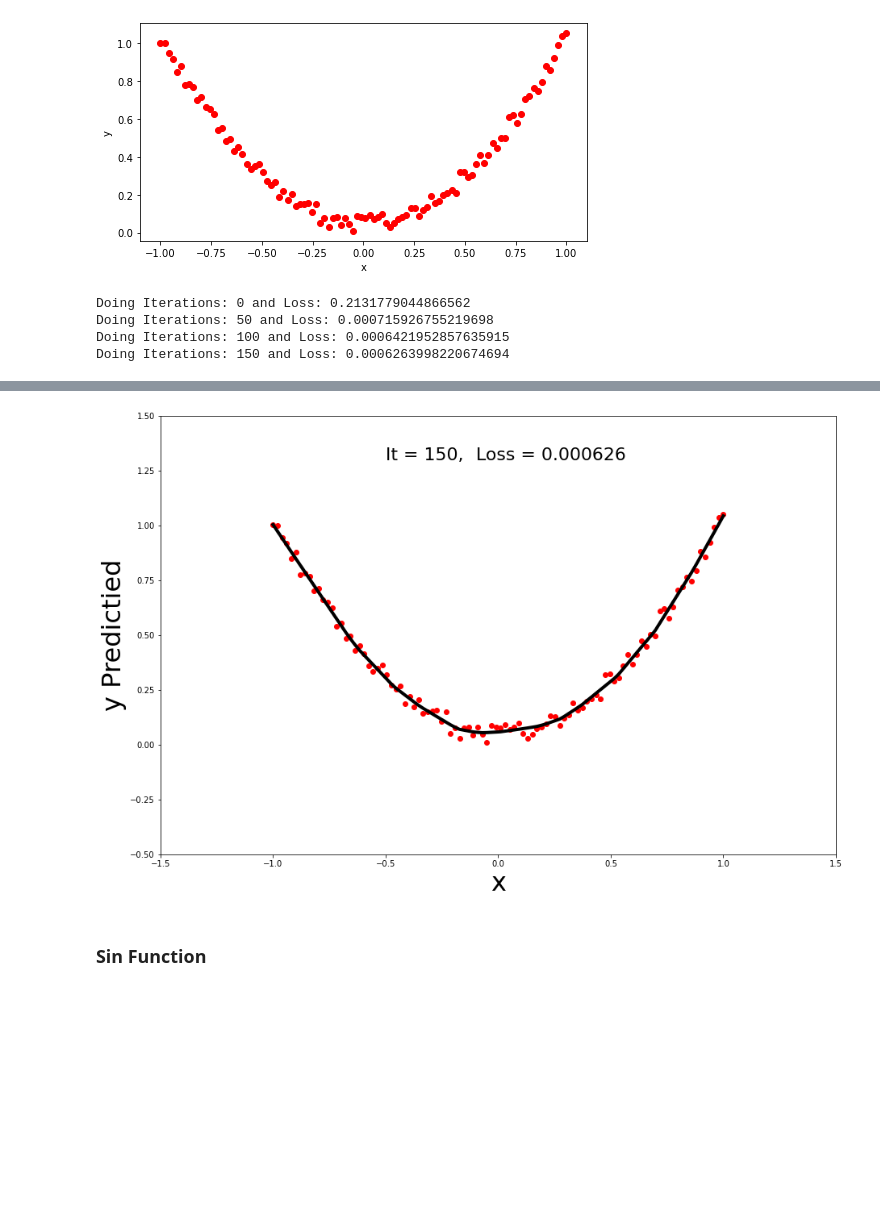
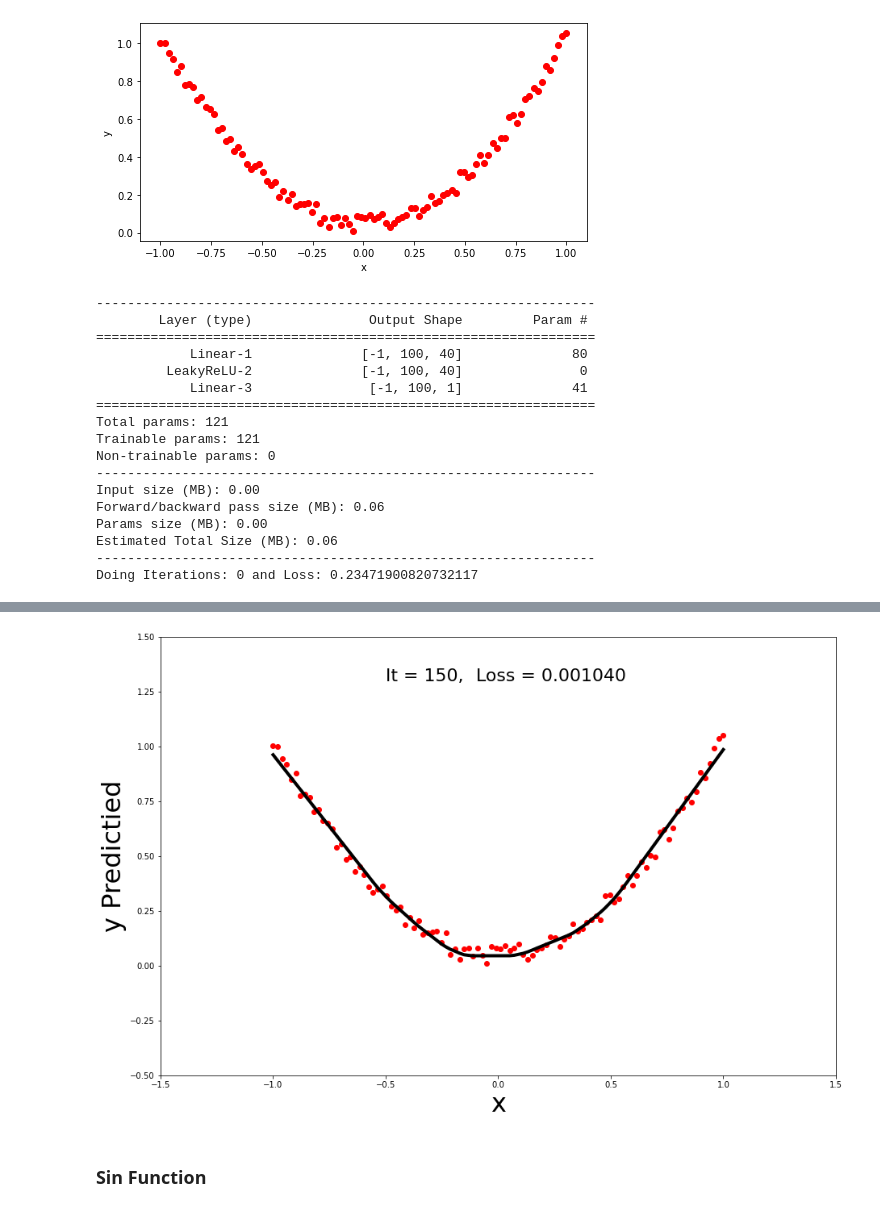
Before and after one commit to raj-brown/APMA2070, a Jupyter notebook: Lecture_4_Notebook/1-pytorch.ipynb, the cells around one changed output, grey strips where cells are left out. Saved outputs shown, nothing was run; the diff lists cells and outputs as text; code cells hidden in the pictures; blank space fills up the shorter version.

Commit message:
Added Torch Summary

```diff
--- a/Lecture_4_Notebook/1-pytorch.ipynb
+++ b/Lecture_4_Notebook/1-pytorch.ipynb
@@ -795,8 +804,10 @@ import matplotlib.pyplot as plt
 
 torch.manual_seed(1234)
 
+N_p = 100
+
 ### Input data
-x = torch.unsqueeze(torch.linspace(-1, 1, 100), dim=1)
+x = torch.unsqueeze(torch.linspace(-1, 1, N_p), dim=1)
 # torch.unsqueeze: Returns a new tensor
 # with a dimension of size one inserted at the specified position.
 y = torch.square(x)
@@ -822,9 +833,10 @@ import torch.nn.functional as F
 import torch.utils.data as Data
 from torch.autograd import Variable
 from torch.optim import Adam, LBFGS, SGD
-from torch.utils.data import Dataset, DataLoader
 import matplotlib.pyplot as plt
 %matplotlib inline
+from torchsummary import summary
+
 
 
 torch.manual_seed(1234)
@@ -833,6 +845,7 @@ torch.manual_seed(1234)
 x = torch.unsqueeze(torch.linspace(-1, 1, 100), dim=1)
 # torch.unsqueeze: Returns a new tensor
 # with a dimension of size one inserted at the specified position.
+
 y = torch.square(x)
 # Add Random Noise
 y = y + 0.1*torch.rand(y.size())
@@ -840,13 +853,30 @@ y = y + 0.1*torch.rand(y.size())
 
 
 # Convert x and y to tracked variables
-x = Variable(x)
-y = Variable(y)
+
+in_dim = 1
+out_dim = 1
 
 Net = torch.nn.Sequential(
-      torch.nn.Linear(1, 100),
+      torch.nn.Linear(in_dim, 40),
       torch.nn.LeakyReLU(),
-      torch.nn.Linear(100, 1))
+      torch.nn.Linear(40, out_dim))
+
+
+summary(Net, (100, 1))
+
+# def init_weights(m):
+#     if isinstance(m, torch.nn.Linear):
+#         torch.nn.init.xavier_uniform(m.weight)
+#         m.bias.data.fill_(0.00)
+
+# Net.apply(init_weights)
+
+# for name, params in Net.named_parameters():
+#     if params.requires_grad:
+#         print(f"name: {name}")
+#         print(f"Params: {params}")
+
 
 optimizer = torch.optim.Adam(Net.parameters(), lr = 0.01)
 loss_function = torch.nn.MSELoss()
@@ -861,8 +891,6 @@ for it in range(Niter):
     loss = loss_function(y_pred, y)
     optimizer.zero_grad()
     loss.backward()
-    optimizer.step()
-    optimizer.zero_grad()    # Zero Out the gradient
     optimizer.step()
     if it % 50 == 0:
         print(f"Doing Iterations: {it} and Loss: {loss}")
@@ -887,7 +915,20 @@ for it in range(Niter):
 
 imageio.mimsave('./Parabolic_regression_1.gif', image_list, fps=5)
 # %% [output]
-Doing Iterations: 0 and Loss: 0.2131779044866562
-Doing Iterations: 50 and Loss: 0.000715926755219698
-Doing Iterations: 100 and Loss: 0.0006421952857635915
-Doing Iterations: 150 and Loss: 0.0006263998220674694
+----------------------------------------------------------------
+        Layer (type)               Output Shape         Param #
+================================================================
+            Linear-1              [-1, 100, 40]              80
+         LeakyReLU-2              [-1, 100, 40]               0
+            Linear-3               [-1, 100, 1]              41
+================================================================
+Total params: 121
+Trainable params: 121
+Non-trainable params: 0
+----------------------------------------------------------------
+Input size (MB): 0.00
+Forward/backward pass size (MB): 0.06
+Params size (MB): 0.00
+Estimated Total Size (MB): 0.06
+----------------------------------------------------------------
+Doing Iterations: 0 and Loss: 0.23471900820732117
@@ -894,4 +938,4 @@ Doing Iterations: 150 and Loss: 0.0006263998220674694
-[figure, old version]
+[figure, new version]
 # %% [markdown]
 ### Sin Function
 # %%
```
Also changed, not shown: parts of 2 cells of this notebook, 1 other file.
